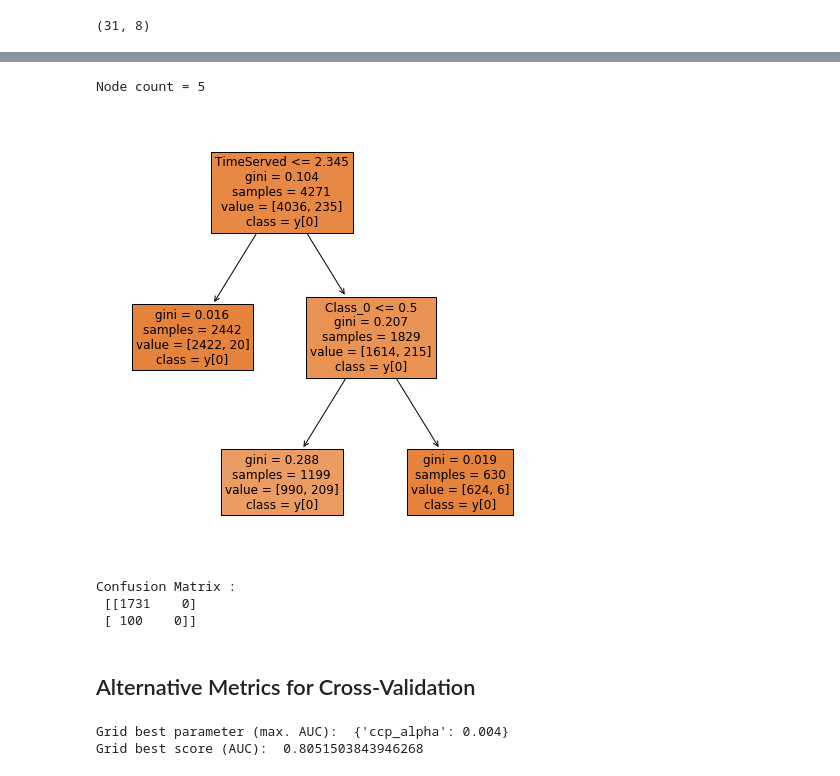
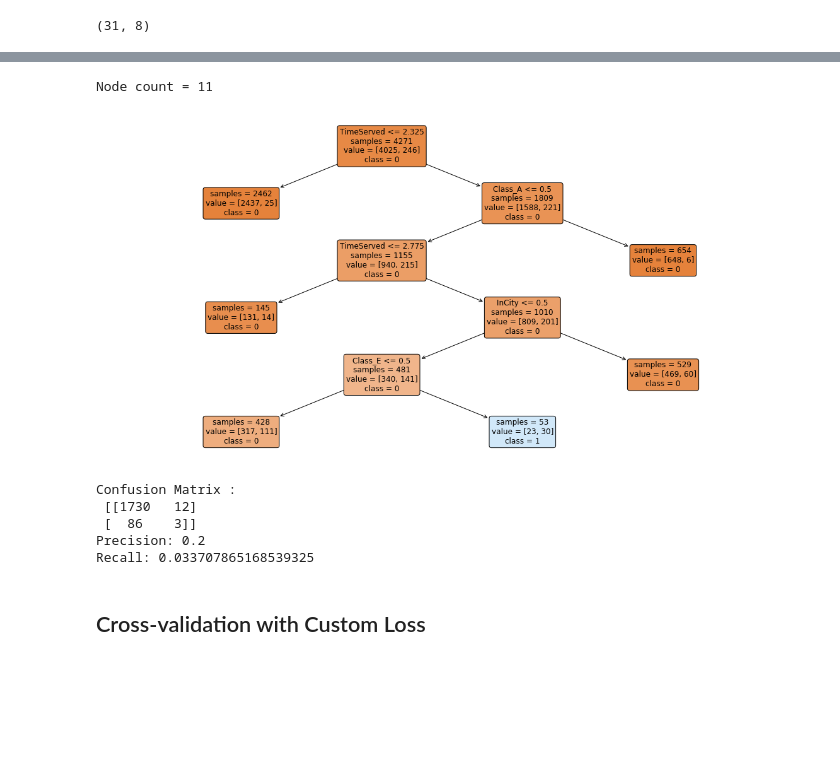
Before and after one commit to paulgrigas/IEOR-142-242-Python-Project, a Jupyter notebook: Lab 4/New_Lab4_v1.ipynb, the cells around one changed output, grey strips where cells are left out. Cells and saved outputs as stored; diff of their text form; code cells hidden in the pictures; blank space fills up the shorter version.

```diff
--- a/Lab 4/New_Lab4_v1.ipynb
+++ b/Lab 4/New_Lab4_v1.ipynb
@@ -53,6 +63,4 @@ One type of encoding that we can use is called "Dummy Encoding". We will apply t
 # %%
-# parole = pd.get_dummies(parole, columns = ['Class'])
-# parole.info()
-# parole.head()
+parole_enc = pd.get_dummies(parole, columns = ['Class'])
 # %% [markdown]
 `pd.get_dummies()` can also automatically detect the categorical columns if no specific columns are given
@@ -61,12 +66,0 @@ One type of encoding that we can use is called "Dummy Encoding". We will apply t
-# %%
-from sklearn.preprocessing import OneHotEncoder
-
-ohe = OneHotEncoder()
-encoding = ohe.fit_transform(parole['Class'].values.reshape(-1,1)).toarray()
-
-encoding = pd.DataFrame(encoding, columns=["Class_"+str(int(i)) for i in range(encoding.shape[1])])
-# [i for i in parole['Class'].unique()]
-
-parole_enc = pd.concat([parole, encoding], axis=1)
-parole_enc.drop(['Class'], axis=1, inplace=True)
-parole_enc.head()
@@ -249,14 +287,17 @@ X_train, X_test, y_train, y_test = train_test_split(X, y, test_size=0.3, random_
 # %%
 from sklearn.model_selection import GridSearchCV
 
-grid_values = {'ccp_alpha': np.linspace(0, 0.04, 11)}
-               # 'criterion' : ['gini', 'entropy'],
-               # 'max_depth' : [4, 5, 6]}
+grid_values = {'ccp_alpha': np.linspace(0, 0.04, 41)}
+               #'min_samples_leaf': [5],
+               #'criterion' : ['gini', 'entropy'],
+               #'max_features' : [5]}
 
-dt = DecisionTreeClassifier(random_state=88)
-# default metric to optimize over grid parameters: accuracy. If none given.
-clf_acc = GridSearchCV(dt, param_grid = grid_values, scoring = 'accuracy', cv=10)
+dt = DecisionTreeClassifier(random_state=22)
+clf_acc = GridSearchCV(dt,
+                       param_grid = grid_values,
+                       scoring = 'accuracy',
+                       cv=10)
+
+# default scoring metric to optimize is accuracy, used as default if none given.
 clf_acc.fit(X_train, y_train)
-
-clf_acc.cv_results_
 # %% [output]
@@ -298,32 +347,30 @@ Grid best score (accuracy):  0.9449780034581629
 # %%
 print('Node count =', clf_acc.best_estimator_.tree_.node_count)
 
-plt.figure(figsize=(8,8))
-plot_tree(clf_acc.best_estimator_, feature_names=X_train.columns, class_names=True, filled=True, fontsize=12)
+plt.figure(figsize=(20,10))
+plot_tree(clf_acc.best_estimator_,
+          feature_names=X_train.columns,
+          class_names=['0','1'],
+          filled=True,
+          impurity=False,
+          rounded=True,
+          fontsize=12)
 plt.show()
 # %% [output]
-Node count = 5
+Node count = 11
-[figure, old version]
+[figure, new version]
 # %%
-y_pred = clf_acc.predict(X_test) # same as: y_pred = clf_acc.best_estimator_.predict(X_test)
+y_pred = clf_acc.best_estimator_.predict(X_test)
 cm = confusion_matrix(y_test, y_pred)
+
 print ("Confusion Matrix : \n", cm)
+print('Precision:',precision_score(y_test, y_pred))
+print('Recall:',recall_score(y_test, y_pred))
 # %% [output]
 Confusion Matrix :
- [[1731    0]
- [ 100    0]]
+ [[1730   12]
+ [  86    3]]
+Precision: 0.2
+Recall: 0.033707865168539325
-# %% [markdown]
-## Alternative Metrics for Cross-Validation
-# %%
-# Alternative metric to optimize over grid parameters: AUC
-# from sklearn.metrics import roc_auc_score
-
-clf_auc = GridSearchCV(dt, param_grid = grid_values, scoring = 'roc_auc', cv=10)
-clf_auc.fit(X_train, y_train)
-
-# print('Test set AUC: ', roc_auc_score(y_test, clf_auc.predict_proba(X_test)[:,1]))
-print('Grid best parameter (max. AUC): ', clf_auc.best_params_)
-print('Grid best score (AUC): ', clf_auc.best_score_)
-# %% [output]
-Grid best parameter (max. AUC):  {'ccp_alpha': 0.004}
-Grid best score (AUC):  0.8051503843946268
+# %% [markdown]
+## Cross-validation with Custom Loss
```
Also changed, not shown: parts of 62 cells of this notebook, 2 other files.
